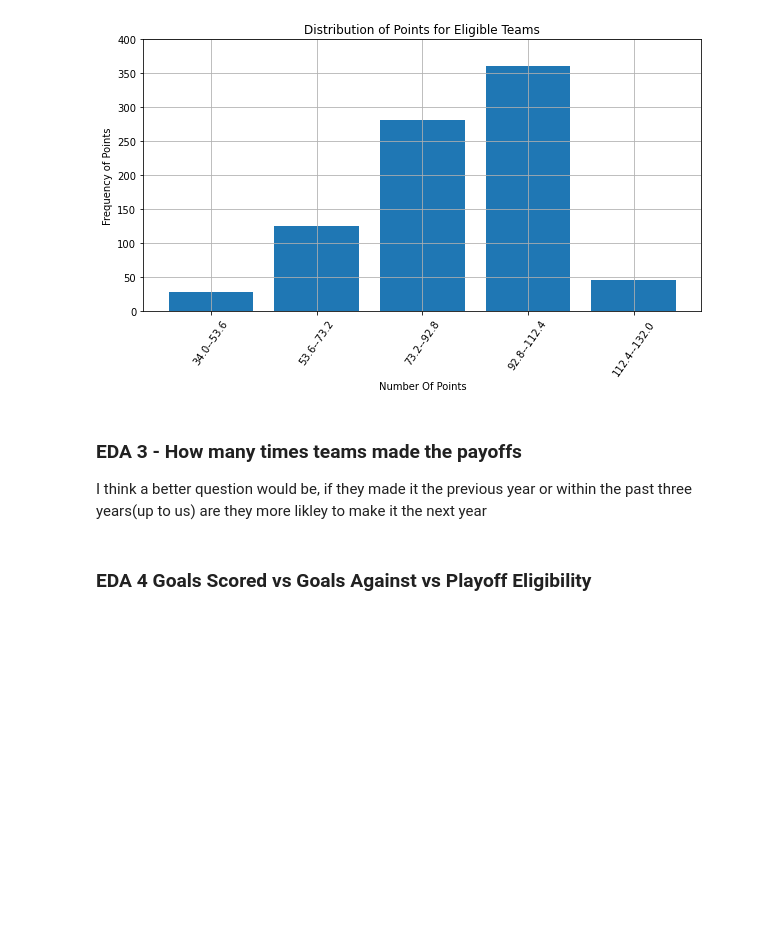
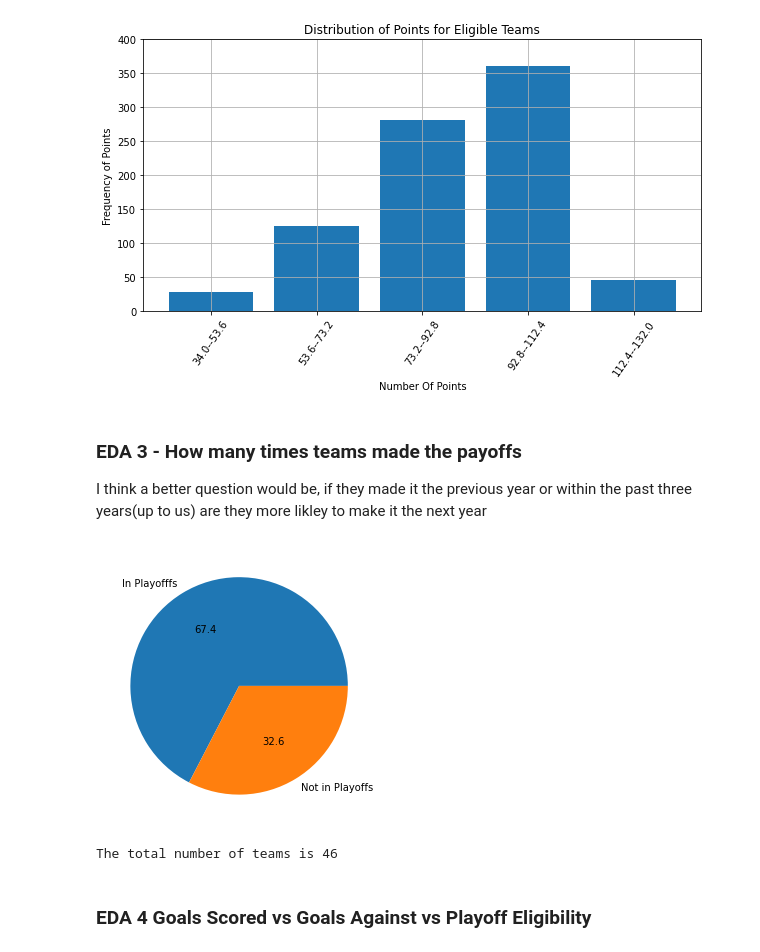
Before and after one commit to cstainsby/HockeyDataProject, a Jupyter notebook: EDA.ipynb, the cells around one changed output. Drawn from its saved outputs; the diff is of its cells as text; code cells hidden in the pictures; blank space fills up the shorter version.

```diff
--- a/EDA.ipynb
+++ b/EDA.ipynb
@@ -179,6 +179,53 @@ plt.show()
 ### EDA 3 - How many times teams made the payoffs
 
 I think a better question would be, if they made it the previous year or within the past three years(up to us) are they more likley to make it the next year
+# %%
+### EDA 3 - How many teams made it to playoffs in the last year
+
+
+importlib.reload(mysklearn)
+column_names=league_standing_pytable.column_names
+table=league_standing_pytable.data
+plt.figure(figsize=(10,5))
+
+year_col=league_standing_pytable.get_column("SEASON")
+year_table=[]
+year_index=column_names.index("SEASON")
+team_index=column_names.index("TEAM")
+playoff_index=column_names.index("PLAYOFFS")
+
+for row in table:
+   if row[year_index]==2018:
+       year_table.append(row)
+
+team_index = column_names.index("TEAM")
+teams = [league_standing_pytable.data[i][team_index] for i in range(len(league_standing_pytable.data))]
+team_names=[]
+for i in range(len(teams)):
+   if teams[i] in team_names:
+       continue
+   else:
+       team_names.append(teams[i])
+
+inP=[]
+for row in year_table:
+   if row[team_index] in inP:
+       continue
+   else:
+       inP.append(row[team_index])
+
+noP=len(team_names)-len(inP)
+success=[len(inP), noP]
+label=["In Playofffs", "Not in Playoffs"]
+total_teams=len(team_names)
+
+plt.pie(success,labels=label,autopct="%1.1F")
+plt.show()
+#inlcude number of teams that make it
+print("The total number of teams is " + str(total_teams))
+# %% [output]
+[figure, added]
+The total number of teams is 46
 # %% [markdown]
 ### EDA 4 Goals Scored vs Goals Against vs Playoff Eligibility
 # %%
```
Also changed, not shown: parts of 1 cell of this notebook, 3 other files.
